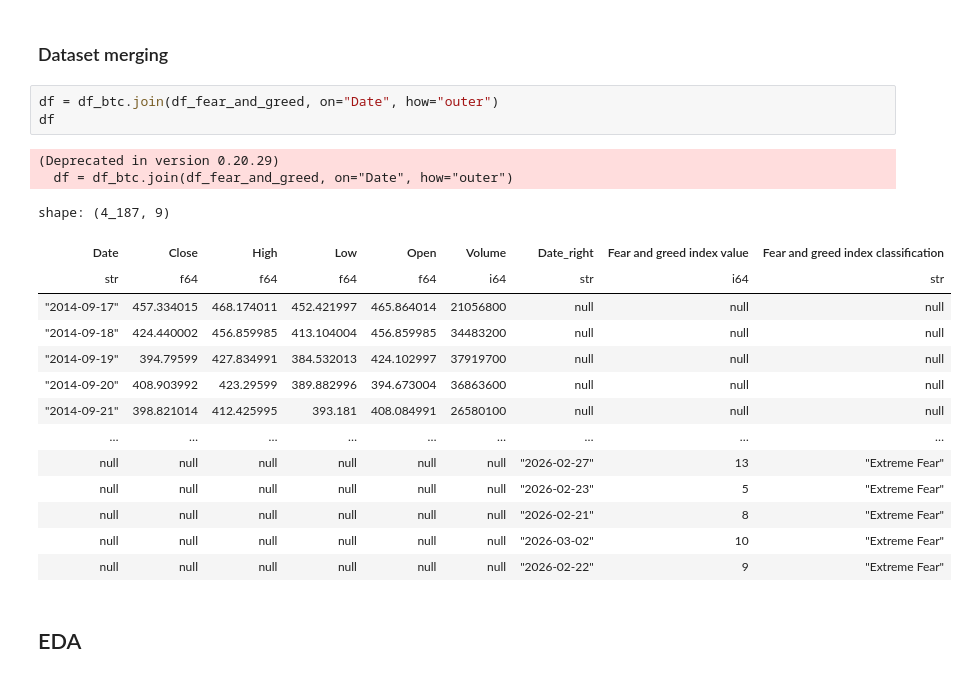
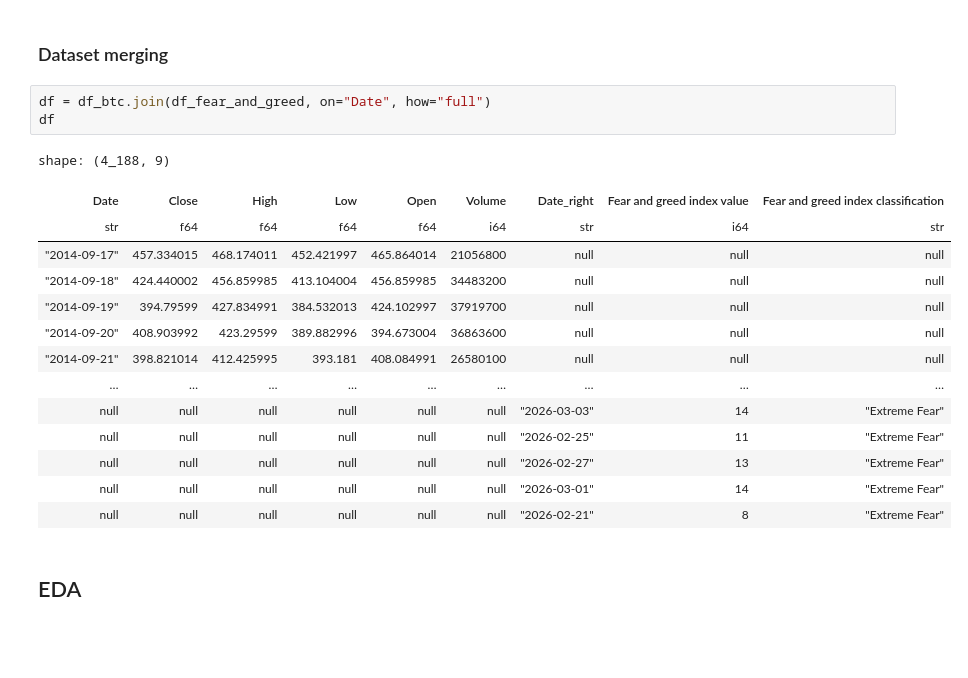
Before and after one commit to sunblade02/ml-btc, a Jupyter notebook: ML-BTC.ipynb, the cells around one changed output. Drawn from its saved outputs; the diff is of its cells as text; blank space fills up the shorter version.

```diff
--- a/ML-BTC.ipynb
+++ b/ML-BTC.ipynb
@@ -79,25 +84,23 @@ shape: (2_950, 3)
 # %% [markdown]
 ### Dataset merging
 # %%
-df = df_btc.join(df_fear_and_greed, on="Date", how="outer")
+df = df_btc.join(df_fear_and_greed, on="Date", how="full")
 df
 # %% [output]
-(Deprecated in version 0.20.29)
-  df = df_btc.join(df_fear_and_greed, on="Date", how="outer")
+shape: (4_188, 9)
-shape: (4_187, 9)
 | Date | Close | High | Low | Open | Volume | Date_right | Fear and greed index value | Fear and greed index classification |
 | str | f64 | f64 | f64 | f64 | i64 | str | i64 | str |
 | "2014-09-17" | 457.334015 | 468.174011 | 452.421997 | 465.864014 | 21056800 | null | null | null |
 | "2014-09-18" | 424.440002 | 456.859985 | 413.104004 | 456.859985 | 34483200 | null | null | null |
 | "2014-09-19" | 394.79599 | 427.834991 | 384.532013 | 424.102997 | 37919700 | null | null | null |
 | "2014-09-20" | 408.903992 | 423.29599 | 389.882996 | 394.673004 | 36863600 | null | null | null |
 | "2014-09-21" | 398.821014 | 412.425995 | 393.181 | 408.084991 | 26580100 | null | null | null |
 | … | … | … | … | … | … | … | … | … |
+| null | null | null | null | null | null | "2026-03-03" | 14 | "Extreme Fear" |
+| null | null | null | null | null | null | "2026-02-25" | 11 | "Extreme Fear" |
 | null | null | null | null | null | null | "2026-02-27" | 13 | "Extreme Fear" |
-| null | null | null | null | null | null | "2026-02-23" | 5 | "Extreme Fear" |
+| null | null | null | null | null | null | "2026-03-01" | 14 | "Extreme Fear" |
 | null | null | null | null | null | null | "2026-02-21" | 8 | "Extreme Fear" |
-| null | null | null | null | null | null | "2026-03-02" | 10 | "Extreme Fear" |
-| null | null | null | null | null | null | "2026-02-22" | 9 | "Extreme Fear" |
 # %% [markdown]
 ## EDA
 # %% [markdown]
```
Also changed, not shown: parts of 23 cells of this notebook, 2 other files.
